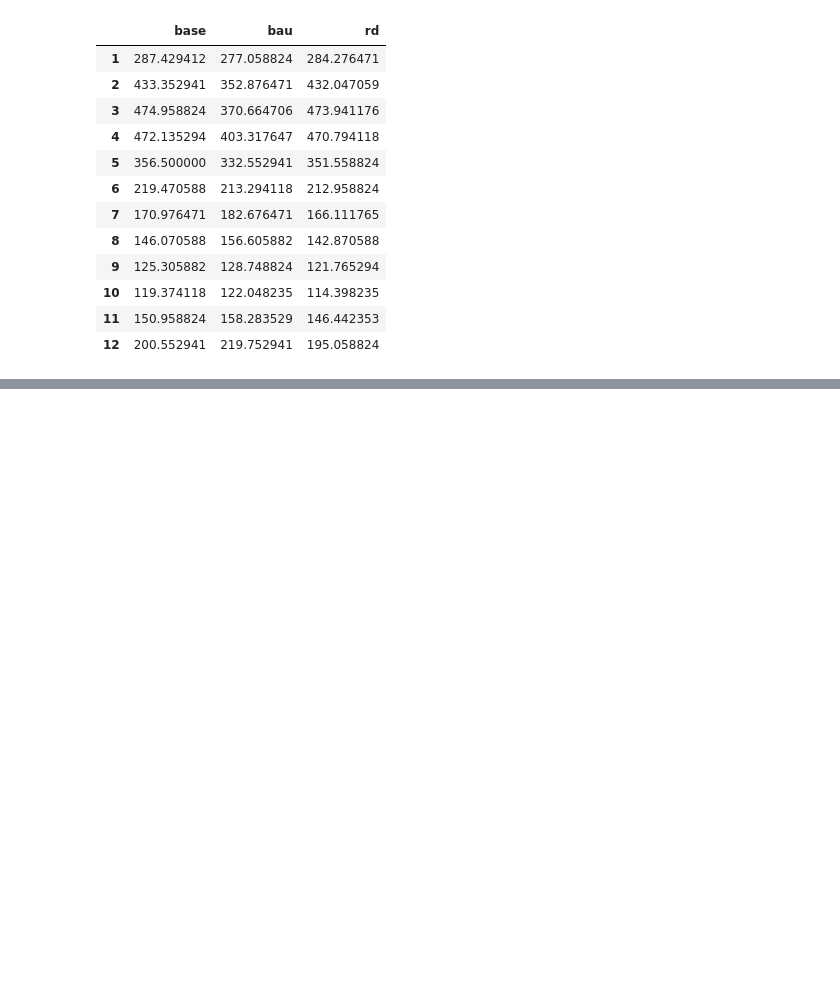
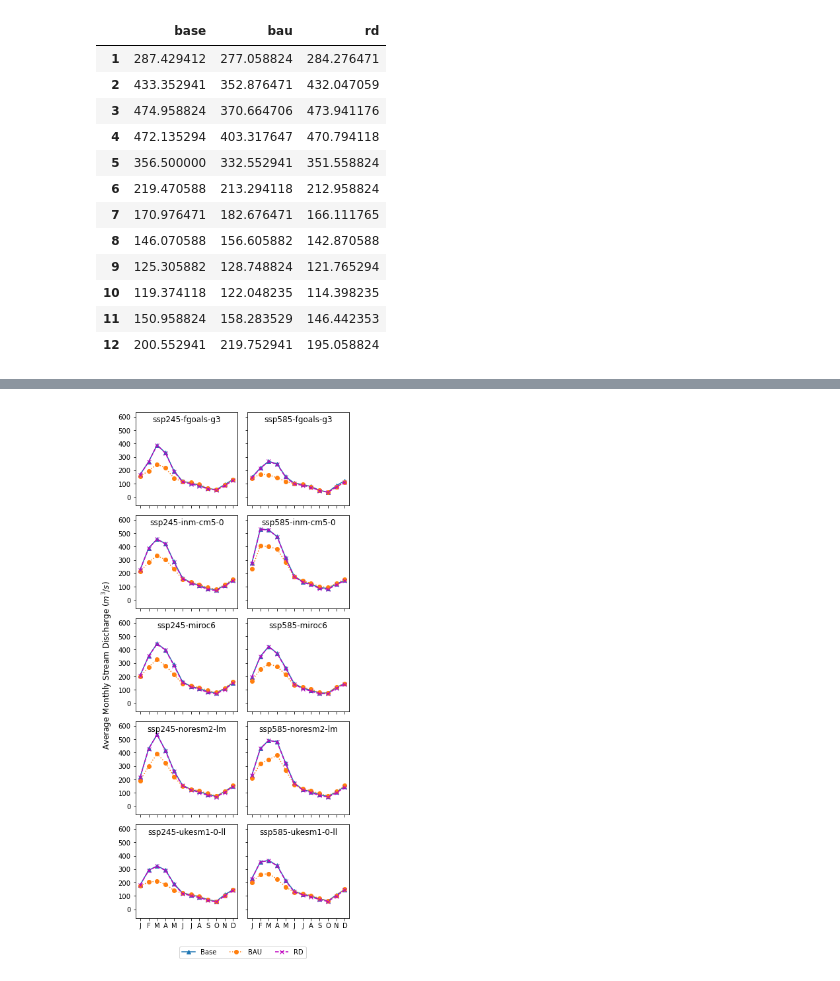
Before and after one commit to spark-brc/swatmf, a Jupyter notebook: notebooks/okvg_081121_verifying.ipynb, the cells around one changed output, grey strips where cells are left out. Cells and saved outputs as stored; diff of their text form; code cells hidden in the pictures; blank space fills up the shorter version.

```diff
--- a/notebooks/okvg_081121_verifying.ipynb
+++ b/notebooks/okvg_081121_verifying.ipynb
@@ -215,0 +294,3 @@ plt.show()
+# %%
+for i in mod_group[0]:
+    model_paths = [os.path.abspath(name) for name in i if os.path.isdir(name)]
@@ -215,0 +301,17 @@ plt.show()
+# %%
+# tot_df = pd.DataFrame()
+
+for i in mod_group:
+    os.chdir(scn_wd)
+    model_paths = [os.path.abspath(name) for name in i if os.path.isdir(name)]
+    # print(model_paths)
+    # print(name)
+    tot_df = pd.DataFrame()
+    for l, m in zip(model_paths, i):
+        os.chdir(l)
+        df = swatmf_viz.str_df('1/1/2020', 240, 'M')
+        df.rename(columns = {'str_sim':m}, inplace = True)
+
+        tot_df = pd.concat([tot_df, df], axis=1,)
+    mon_df = tot_df.groupby(tot_df.index.month).mean()
+    print(mon_df)
@@ -215,0 +336,40 @@ plt.show()
+# %%
+fig, axes = plt.subplots(figsize=(6, 12), nrows=5, ncols=2, sharex=True, sharey=True)
+ax1 = fig.add_subplot(111, frameon=False)
+ax1.tick_params(labelcolor='none', top=False, bottom=False, left=False, right=False)
+for ax, i in zip(axes.flat, mod_group):
+    os.chdir(scn_wd)
+    model_paths = [os.path.abspath(name) for name in i if os.path.isdir(name)]
+    # print(model_paths)
+    # print(name)
+    tot_df = pd.DataFrame()
+    for l, m in zip(model_paths, i):
+        os.chdir(l)
+        df = swatmf_viz.str_df('1/1/2020', 240, 'M')
+        df.rename(columns = {'str_sim':m}, inplace = True)
+
+        tot_df = pd.concat([tot_df, df], axis=1,)
+    mon_df = tot_df.groupby(tot_df.index.month).mean()
+    ax.plot(mon_df.index, mon_df.iloc[:, 0], marker='^', label="Base")
+    ax.plot(mon_df.index, mon_df.iloc[:, 1], marker='o', linestyle='dotted', label="BAU")
+    ax.plot(mon_df.index, mon_df.iloc[:, 2], marker='x', linestyle='dashed', c='m', label="RD")
+    ax.set_title(m[3:], y=0.85)
+
+    ax.margins(y=0.2)
+    ax.set_xticks(mon_df.index[::1])
+    month_names = ['J','F','M','A','M','J',
+                'J','A','S','O','N','D']
+    ax.set_xticklabels(month_names)
+ax1.set_ylabel('{}'.format('Average Monthly Stream Discharge $(m^3/s)$'), labelpad=10,  fontsize=12)
+lines, labels = fig.axes[0].get_legend_handles_labels()
+ax1.legend(
+    lines, ['Base', 'BAU', 'RD'], loc = 'upper center', ncol=3,
+    bbox_to_anchor=(0.5, -0.05),
+    # fontsize=12
+    )
+# plt.legend()
+fig.tight_layout()
+
+plt.show()
+# %% [output]
+[figure, added]
```
Also changed, not shown: parts of 14 cells of this notebook, 1 other file.
